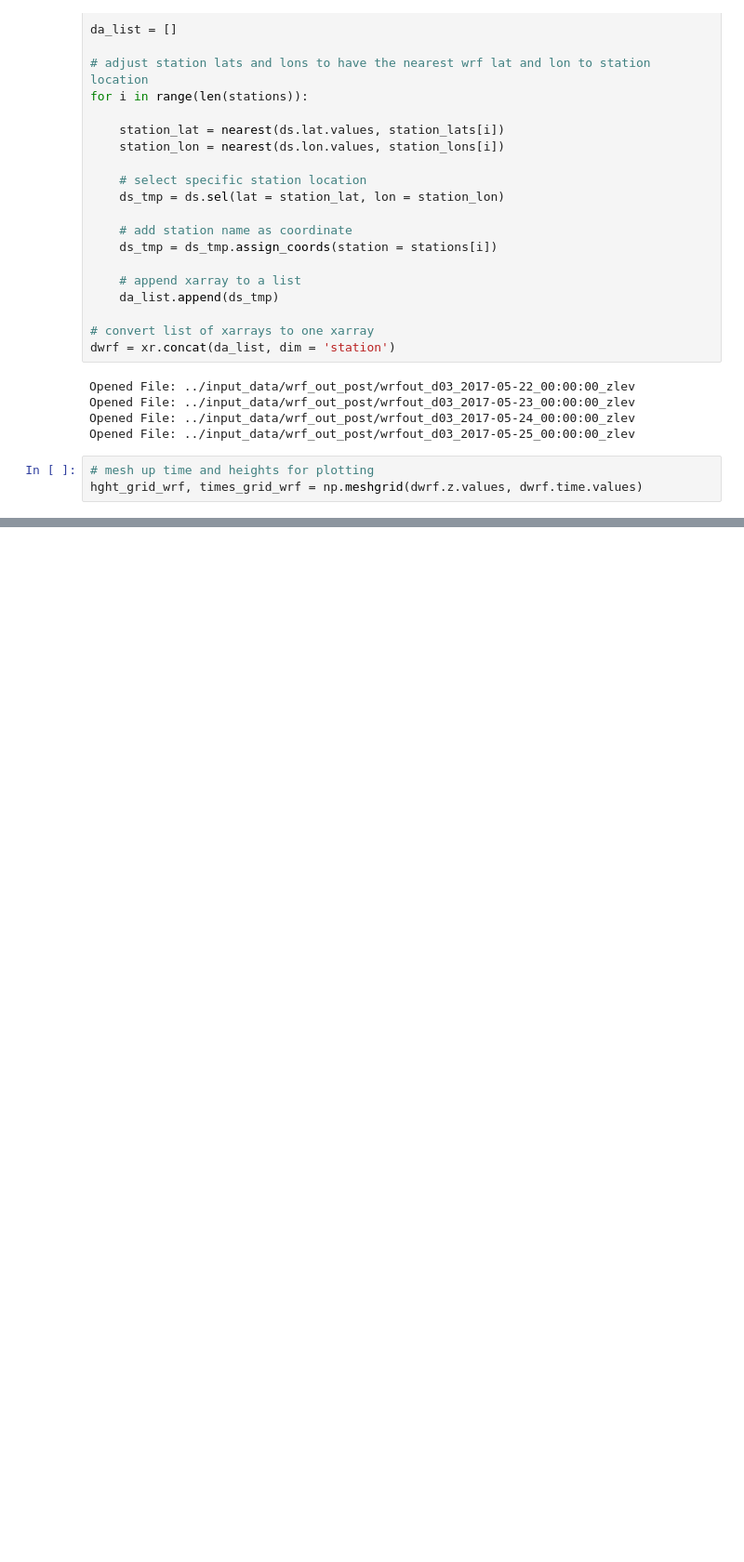
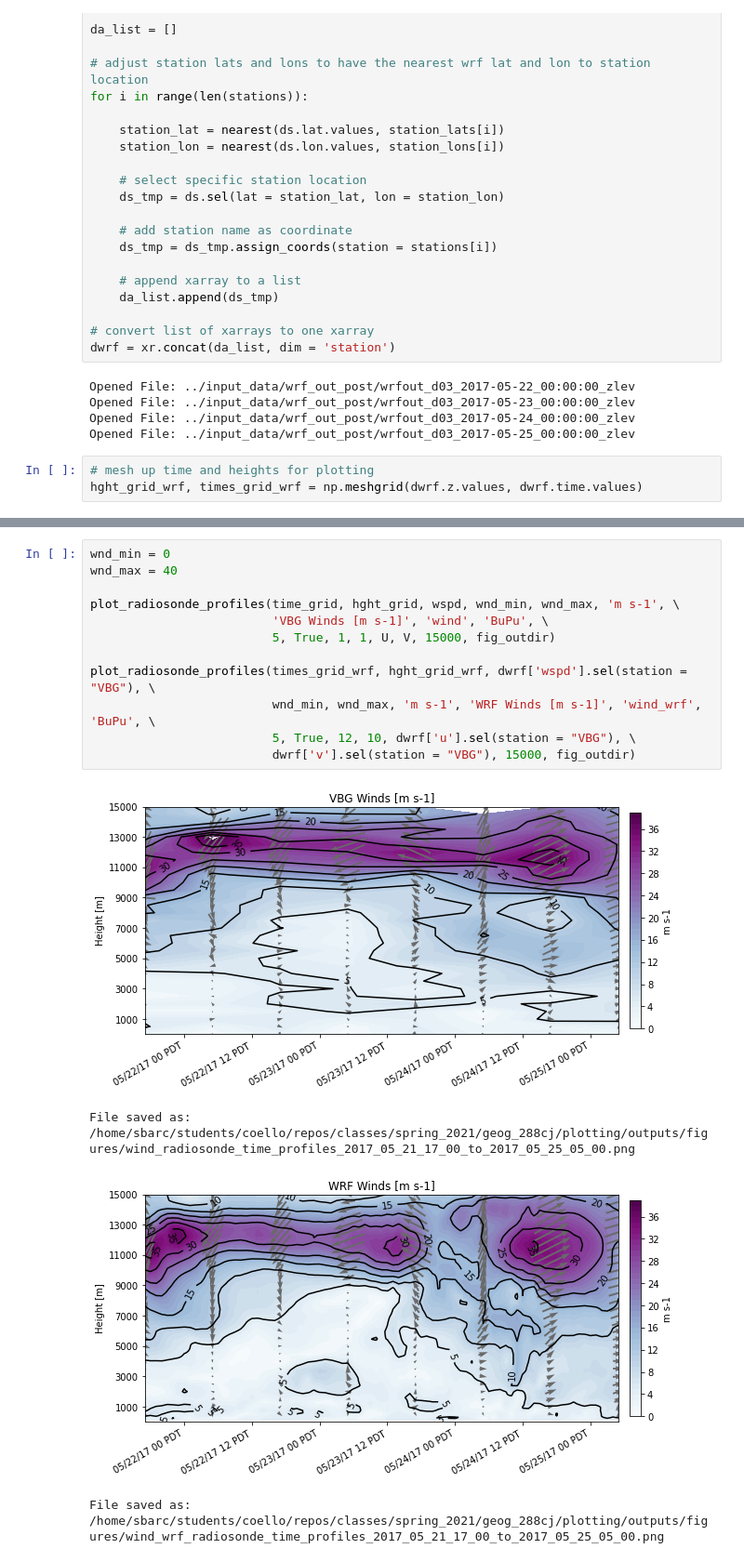
Before and after one commit to mmcoello/spring_2021, a Jupyter notebook: geog_288cj/plotting/analysis/radiosonde_time_profiles.ipynb, the cells around one changed output, grey strips where cells are left out. Shown at 93% size. Drawn from its saved outputs; the diff is of its cells as text; blank space fills up the shorter version.

```diff
--- a/geog_288cj/plotting/analysis/radiosonde_time_profiles.ipynb
+++ b/geog_288cj/plotting/analysis/radiosonde_time_profiles.ipynb
@@ -315 +309,18 @@ hght_grid_wrf, times_grid_wrf = np.meshgrid(dwrf.z.values, dwrf.time.values)
+# %%
+wnd_min = 0
+wnd_max = 40
+
+plot_radiosonde_profiles(time_grid, hght_grid, wspd, wnd_min, wnd_max, 'm s-1', \
+                         'VBG Winds [m s-1]', 'wind', 'BuPu', \
+                         5, True, 1, 1, U, V, 15000, fig_outdir)
+
+plot_radiosonde_profiles(times_grid_wrf, hght_grid_wrf, dwrf['wspd'].sel(station = "VBG"), \
+                         wnd_min, wnd_max, 'm s-1', 'WRF Winds [m s-1]', 'wind_wrf', 'BuPu', \
+                         5, True, 12, 10, dwrf['u'].sel(station = "VBG"), \
+                         dwrf['v'].sel(station = "VBG"), 15000, fig_outdir)
+# %% [output]
+[figure, added]
+File saved as: /home/sbarc/students/coello/repos/classes/spring_2021/geog_288cj/plotting/outputs/figures/wind_radiosonde_time_profiles_2017_05_21_17_00_to_2017_05_25_05_00.png
+[figure, added]
+File saved as: /home/sbarc/students/coello/repos/classes/spring_2021/geog_288cj/plotting/outputs/figures/wind_wrf_radiosonde_time_profiles_2017_05_21_17_00_to_2017_05_25_05_00.png
 # %%
```
Also changed, not shown: parts of 8 cells of this notebook, 25 other files.
